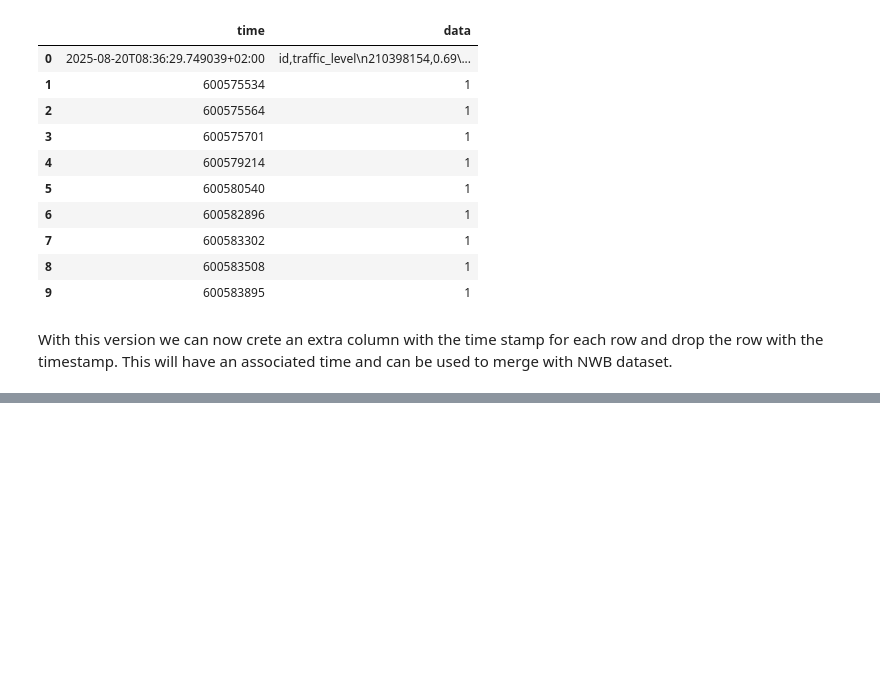
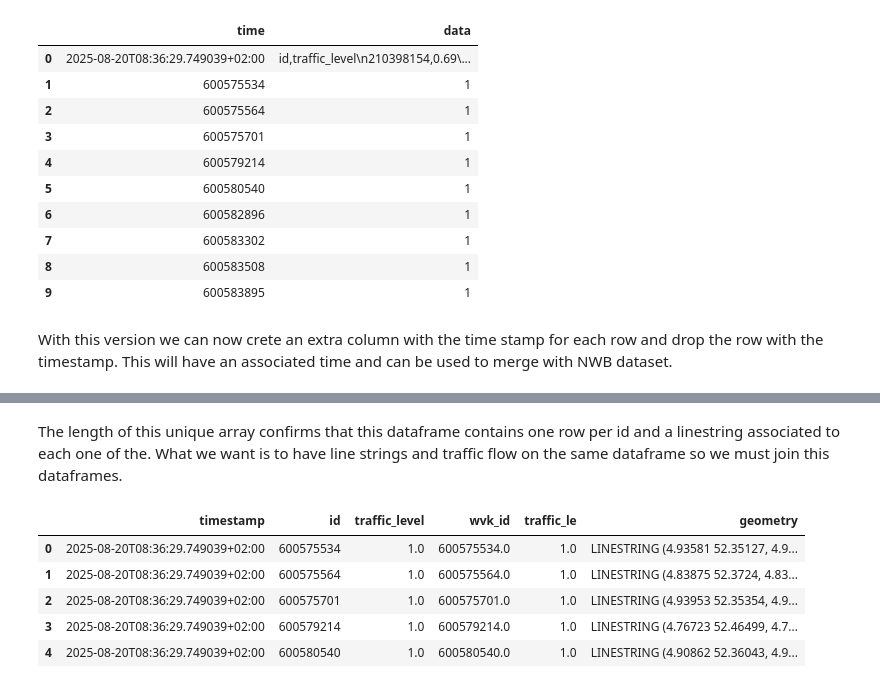
Before and after one commit to andreadellacorte3/SAIL2025_crowd_monitoring_Group5, a Jupyter notebook: Data_Transformation.ipynb, the cells around one changed output, grey strips where cells are left out. Drawn from its saved outputs; the diff is of its cells as text; code cells hidden in the pictures; blank space fills up the shorter version.

Commit message:
Merge between Tomtom and NWB done v2

```diff
--- a/Data_Transformation.ipynb
+++ b/Data_Transformation.ipynb
@@ -497,0 +539,2 @@ With this version we can now crete an extra column with the time stamp for each
+# %%
+tomtom["id"] = tomtom["id"].astype(int)
@@ -497,0 +571,20 @@ With this version we can now crete an extra column with the time stamp for each
+# %% [markdown]
+The length of this unique array confirms that this dataframe contains one row per id and a linestring associated to each one of the. What we want is to have line strings and traffic flow on the same dataframe so we must join this dataframes.
+# %%
+tomtom["id"] = tomtom["id"].astype(str).str.strip()
+nwb_file["id"] = nwb_file["wvk_id"].astype(str).str.strip()
+
+result = tomtom.merge(
+    nwb_file,
+    on="id",
+    how="left"
+)
+
+result.head()
+# %% [output]
+|  | timestamp | id | traffic_level | wvk_id | traffic_le | geometry |
+| 0 | 2025-08-20T08:36:29.749039+02:00 | 600575534 | 1.0 | 600575534.0 | 1.0 | LINESTRING (4.93581 52.35127, 4.9... |
+| 1 | 2025-08-20T08:36:29.749039+02:00 | 600575564 | 1.0 | 600575564.0 | 1.0 | LINESTRING (4.83875 52.3724, 4.83... |
+| 2 | 2025-08-20T08:36:29.749039+02:00 | 600575701 | 1.0 | 600575701.0 | 1.0 | LINESTRING (4.93953 52.35354, 4.9... |
+| 3 | 2025-08-20T08:36:29.749039+02:00 | 600579214 | 1.0 | 600579214.0 | 1.0 | LINESTRING (4.76723 52.46499, 4.7... |
+| 4 | 2025-08-20T08:36:29.749039+02:00 | 600580540 | 1.0 | 600580540.0 | 1.0 | LINESTRING (4.90862 52.36043, 4.9... |
```
Also changed, not shown: parts of 7 cells of this notebook.
